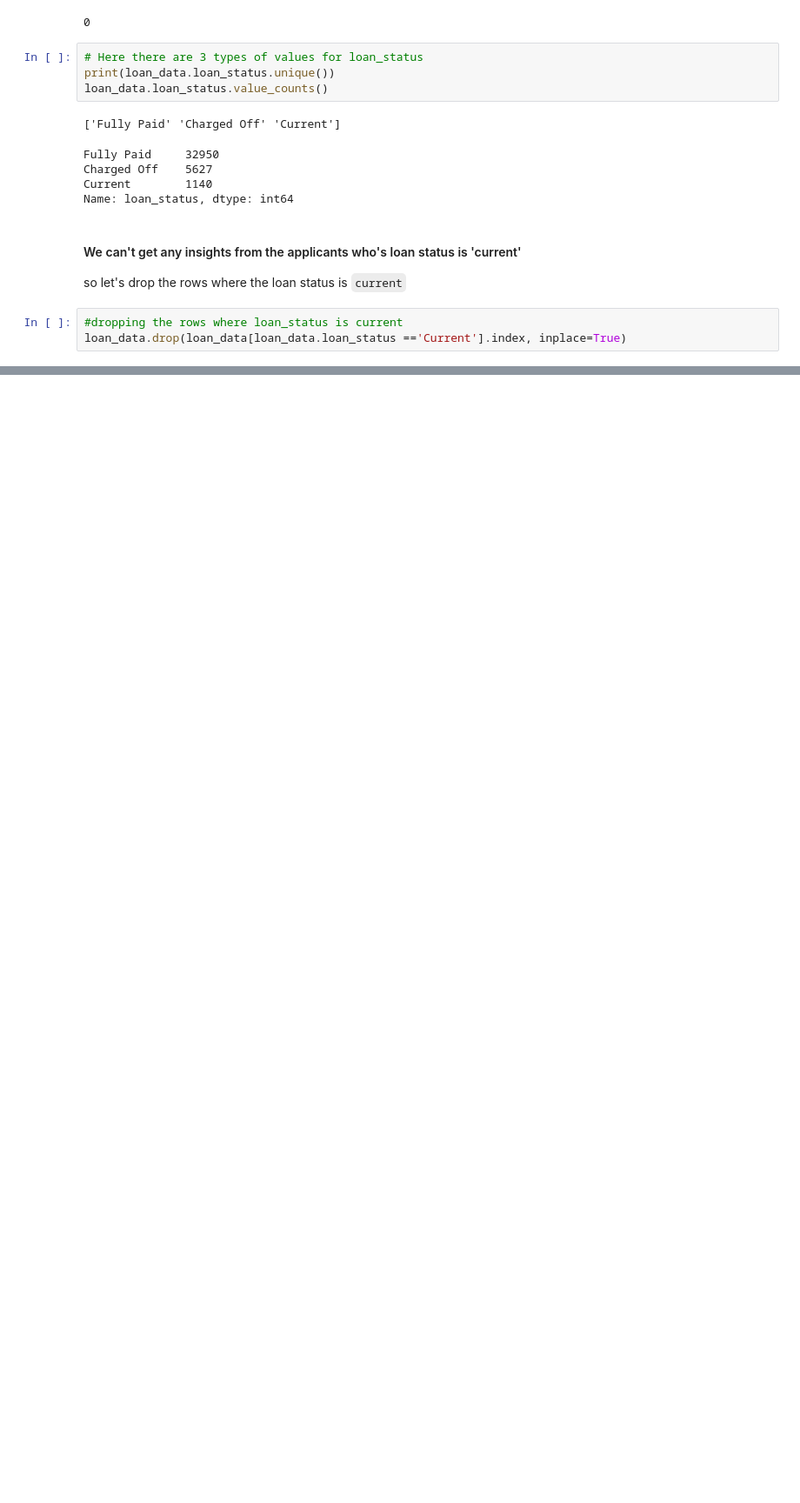
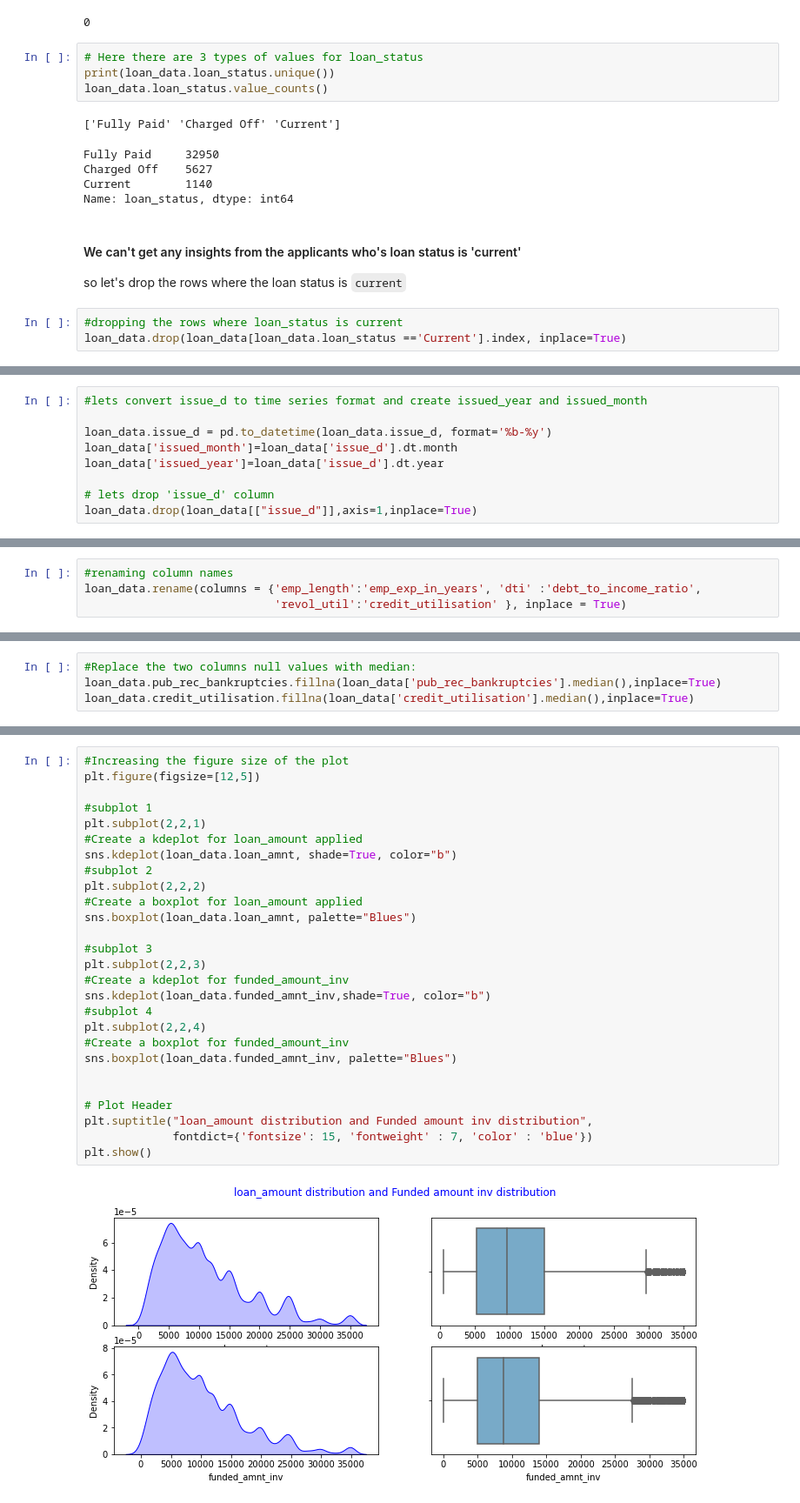
Before and after one commit to Sumanth-Sarva/LendingClubCaseStudy, a Jupyter notebook: LendingClubCaseStudy.ipynb, the cells around one changed output, grey strips where cells are left out. Shown at 87% size. Drawn from its saved outputs; the diff is of its cells as text; blank space fills up the shorter version.

```diff
--- a/LendingClubCaseStudy.ipynb
+++ b/LendingClubCaseStudy.ipynb
@@ -264,0 +374,9 @@ loan_data.head()
+# %%
+#lets convert issue_d to time series format and create issued_year and issued_month
+
+loan_data.issue_d = pd.to_datetime(loan_data.issue_d, format='%b-%y')
+loan_data['issued_month']=loan_data['issue_d'].dt.month
+loan_data['issued_year']=loan_data['issue_d'].dt.year
+
+# lets drop 'issue_d' column
+loan_data.drop(loan_data[["issue_d"]],axis=1,inplace=True)
@@ -264,0 +390,4 @@ loan_data.head()
+# %%
+#renaming column names
+loan_data.rename(columns = {'emp_length':'emp_exp_in_years', 'dti' :'debt_to_income_ratio',
+                            'revol_util':'credit_utilisation' }, inplace = True)
@@ -264,0 +419,4 @@ loan_data.head()
+# %%
+#Replace the two columns null values with median:
+loan_data.pub_rec_bankruptcies.fillna(loan_data['pub_rec_bankruptcies'].median(),inplace=True)
+loan_data.credit_utilisation.fillna(loan_data['credit_utilisation'].median(),inplace=True)
@@ -264,0 +477,29 @@ loan_data.head()
+# %%
+#Increasing the figure size of the plot
+plt.figure(figsize=[12,5])
+
+#subplot 1
+plt.subplot(2,2,1)
+#Create a kdeplot for loan_amount applied
+sns.kdeplot(loan_data.loan_amnt, shade=True, color="b")
+#subplot 2
+plt.subplot(2,2,2)
+#Create a boxplot for loan_amount applied
+sns.boxplot(loan_data.loan_amnt, palette="Blues")
+
+#subplot 3
+plt.subplot(2,2,3)
+#Create a kdeplot for funded_amount_inv
+sns.kdeplot(loan_data.funded_amnt_inv,shade=True, color="b")
+#subplot 4
+plt.subplot(2,2,4)
+#Create a boxplot for funded_amount_inv
+sns.boxplot(loan_data.funded_amnt_inv, palette="Blues")
+
+
+# Plot Header
+plt.suptitle("loan_amount distribution and Funded amount inv distribution",
+             fontdict={'fontsize': 15, 'fontweight' : 7, 'color' : 'blue'})
+plt.show()
+# %% [output]
+[figure, added]
```
Also changed, not shown: parts of 116 cells of this notebook.
